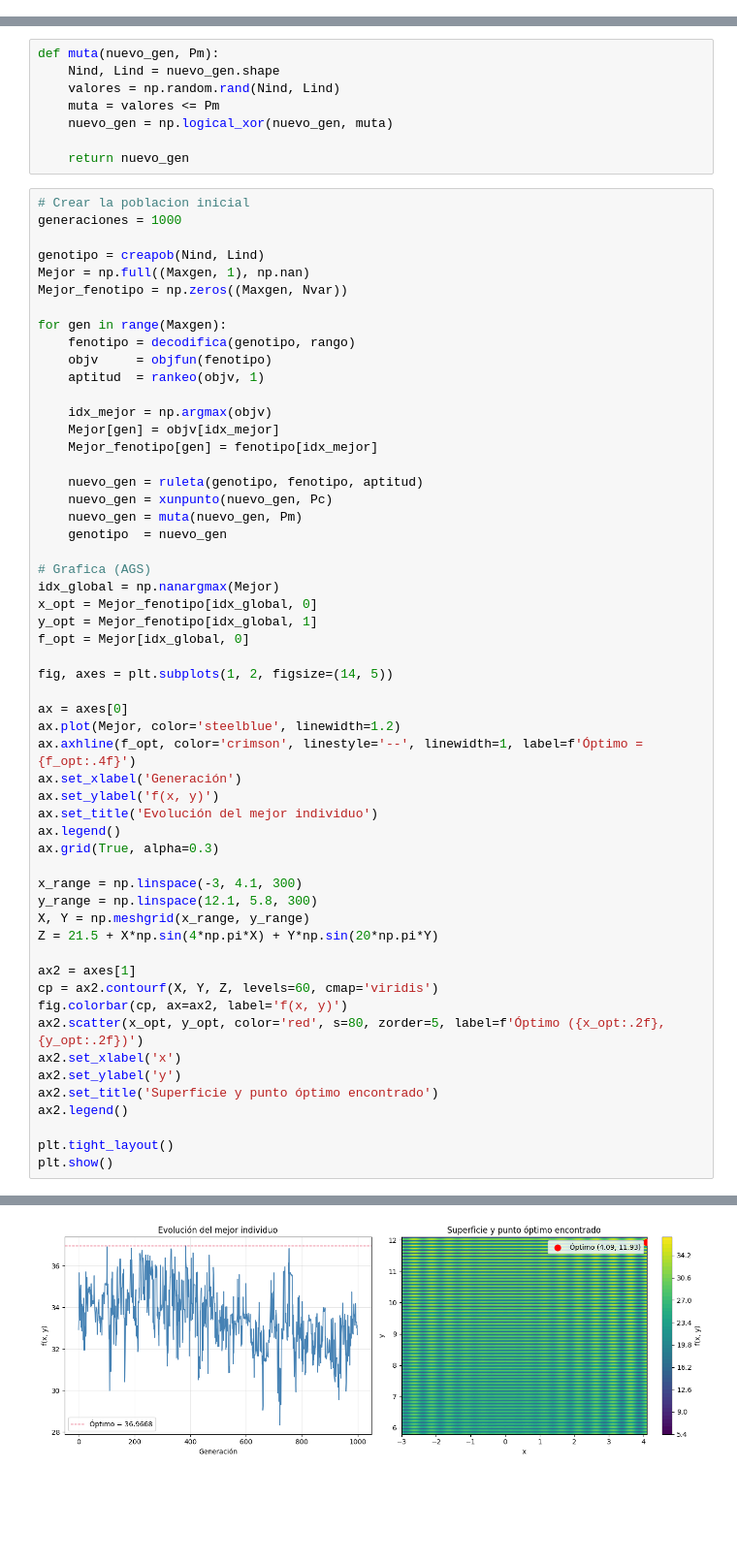
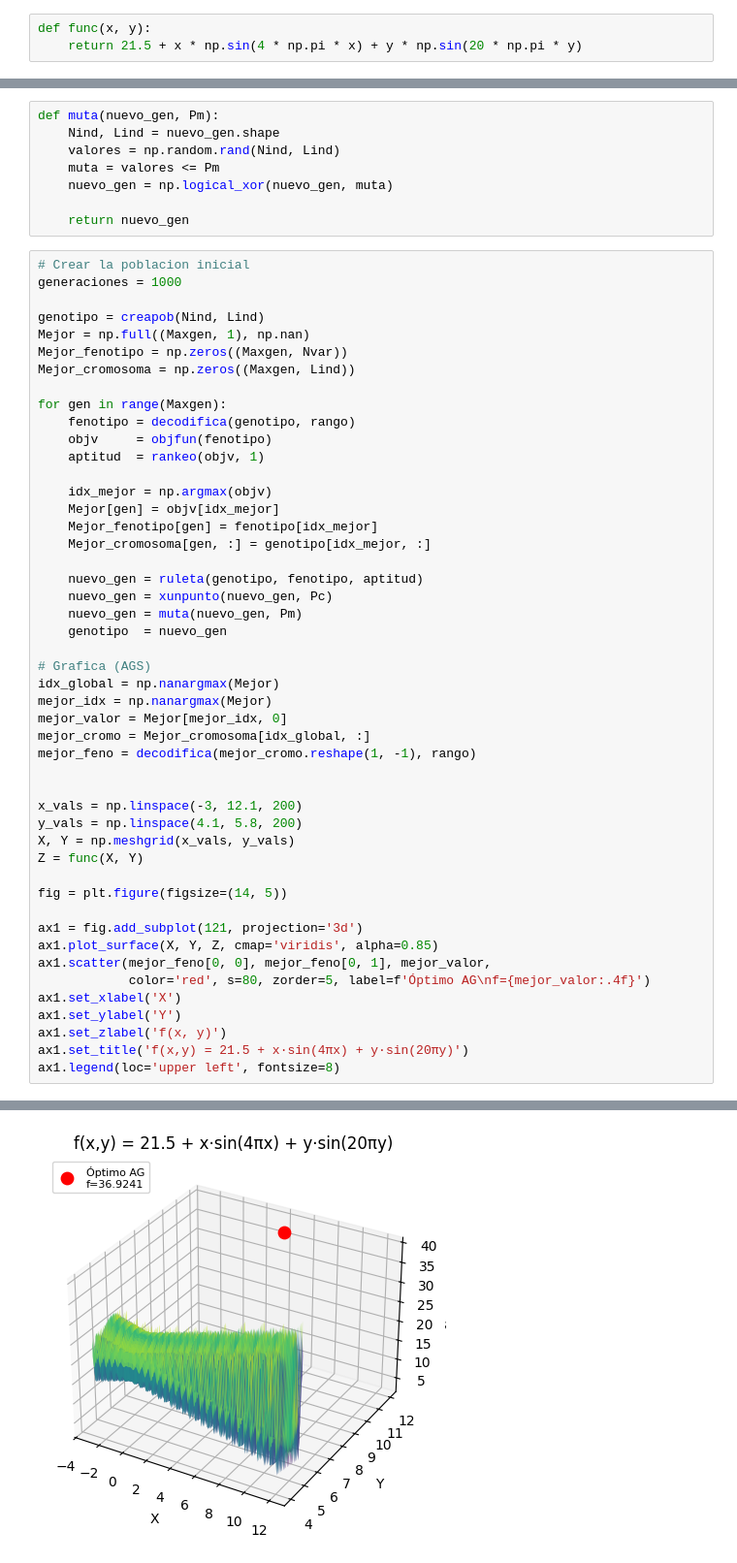
Before and after one commit to Zelio-1/Procesamiento-inteligente-de-datos_MiguelRuz, a Jupyter notebook: Practica_17/AGS_Ejercicios.ipynb, the cells around one changed output, grey strips where cells are left out. Shown at 97% size. Cells and saved outputs as stored; diff of their text form; blank space fills up the shorter version.

```diff
--- a/Practica_17/AGS_Ejercicios.ipynb
+++ b/Practica_17/AGS_Ejercicios.ipynb
@@ -13,6 +13,9 @@ Pm = 0.01
 Maxgen = 1000
 Nvar = 2
 rango = np.array([[-3, 4.1], [12.1, 5.8]])
+# %%
+def func(x, y):
+    return 21.5 + x * np.sin(4 * np.pi * x) + y * np.sin(20 * np.pi * y)
 # %%
 def creapob(Nind, Lind):
     return np.random.randint(0, 2, size=(Nind, Lind))
@@ -113,6 +116,7 @@ generaciones = 1000
 genotipo = creapob(Nind, Lind)
 Mejor = np.full((Maxgen, 1), np.nan)
 Mejor_fenotipo = np.zeros((Maxgen, Nvar))
+Mejor_cromosoma = np.zeros((Maxgen, Lind))
 
 for gen in range(Maxgen):
     fenotipo = decodifica(genotipo, rango)
@@ -122,6 +126,7 @@ for gen in range(Maxgen):
     idx_mejor = np.argmax(objv)
     Mejor[gen] = objv[idx_mejor]
     Mejor_fenotipo[gen] = fenotipo[idx_mejor]
+    Mejor_cromosoma[gen, :] = genotipo[idx_mejor, :]
 
     nuevo_gen = ruleta(genotipo, fenotipo, aptitud)
     nuevo_gen = xunpunto(nuevo_gen, Pc)
@@ -130,35 +135,26 @@ for gen in range(Maxgen):
 
 # Grafica (AGS)
 idx_global = np.nanargmax(Mejor)
-x_opt = Mejor_fenotipo[idx_global, 0]
-y_opt = Mejor_fenotipo[idx_global, 1]
-f_opt = Mejor[idx_global, 0]
+mejor_idx = np.nanargmax(Mejor)
+mejor_valor = Mejor[mejor_idx, 0]
+mejor_cromo = Mejor_cromosoma[idx_global, :]
+mejor_feno = decodifica(mejor_cromo.reshape(1, -1), rango)
 
-fig, axes = plt.subplots(1, 2, figsize=(14, 5))
 
-ax = axes[0]
-ax.plot(Mejor, color='steelblue', linewidth=1.2)
-ax.axhline(f_opt, color='crimson', linestyle='--', linewidth=1, label=f'Óptimo = {f_opt:.4f}')
-ax.set_xlabel('Generación')
-ax.set_ylabel('f(x, y)')
-ax.set_title('Evolución del mejor individuo')
-ax.legend()
-ax.grid(True, alpha=0.3)
+x_vals = np.linspace(-3, 12.1, 200)
+y_vals = np.linspace(4.1, 5.8, 200)
+X, Y = np.meshgrid(x_vals, y_vals)
+Z = func(X, Y)
 
-x_range = np.linspace(-3, 4.1, 300)
-y_range = np.linspace(12.1, 5.8, 300)
-X, Y = np.meshgrid(x_range, y_range)
-Z = 21.5 + X*np.sin(4*np.pi*X) + Y*np.sin(20*np.pi*Y)
+fig = plt.figure(figsize=(14, 5))
 
-ax2 = axes[1]
-cp = ax2.contourf(X, Y, Z, levels=60, cmap='viridis')
-fig.colorbar(cp, ax=ax2, label='f(x, y)')
-ax2.scatter(x_opt, y_opt, color='red', s=80, zorder=5, label=f'Óptimo ({x_opt:.2f}, {y_opt:.2f})')
-ax2.set_xlabel('x')
-ax2.set_ylabel('y')
-ax2.set_title('Superficie y punto óptimo encontrado')
-ax2.legend()
-
-plt.tight_layout()
-plt.show()
+ax1 = fig.add_subplot(121, projection='3d')
+ax1.plot_surface(X, Y, Z, cmap='viridis', alpha=0.85)
+ax1.scatter(mejor_feno[0, 0], mejor_feno[0, 1], mejor_valor,
+            color='red', s=80, zorder=5, label=f'Óptimo AG\nf={mejor_valor:.4f}')
+ax1.set_xlabel('X')
+ax1.set_ylabel('Y')
+ax1.set_zlabel('f(x, y)')
+ax1.set_title('f(x,y) = 21.5 + x·sin(4πx) + y·sin(20πy)')
+ax1.legend(loc='upper left', fontsize=8)
 # %% [output]
@@ -165 +162 @@ plt.show()
-[figure, old version]
+[figure, new version]
```
Also changed, not shown: parts of 1 cell of this notebook, 2 other files.
